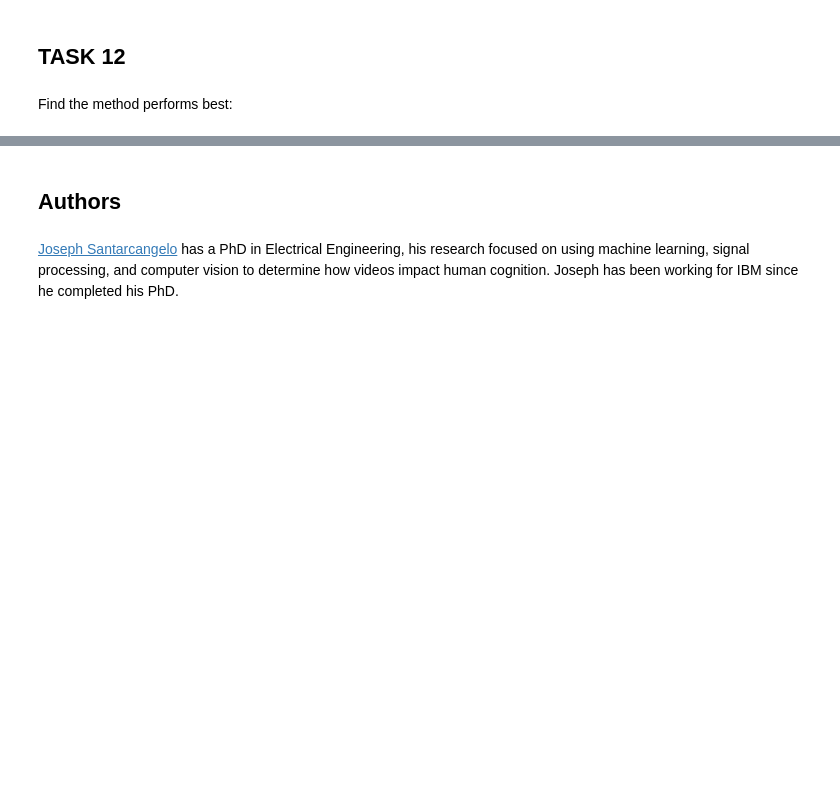
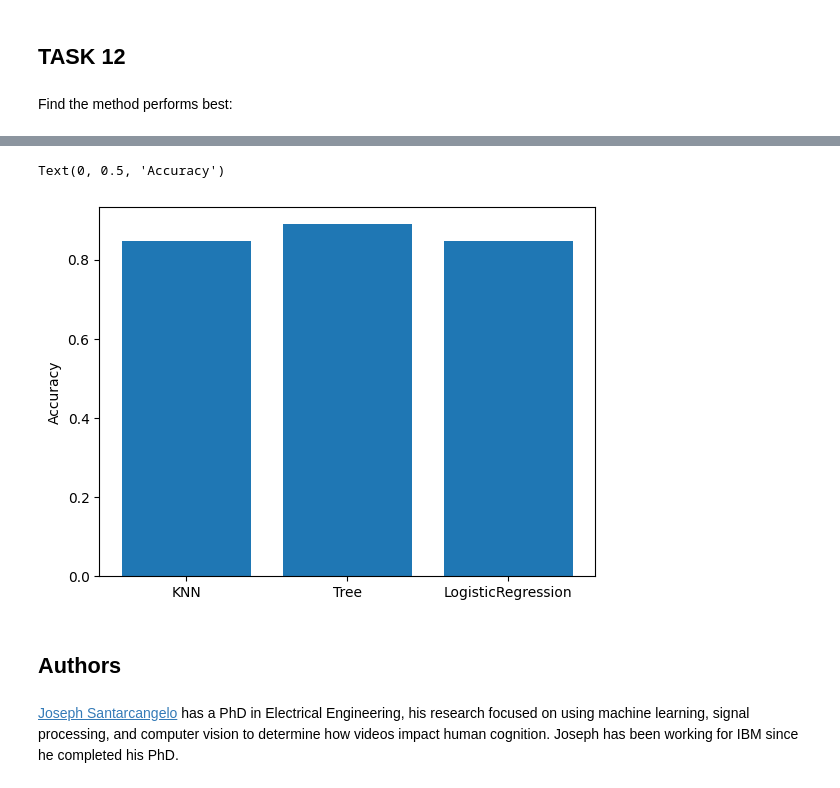
Before and after one commit to JPBergmann/IBM-DS-Capstone, a Jupyter notebook: 5_Predictive_Analysis_(Classification)/Predictive Analysis.ipynb, the cells around one changed output, grey strips where cells are left out. Drawn from its saved outputs; the diff is of its cells as text; code cells hidden in the pictures; blank space fills up the shorter version.

```diff
--- a/5_Predictive_Analysis_(Classification)/Predictive Analysis.ipynb
+++ b/5_Predictive_Analysis_(Classification)/Predictive Analysis.ipynb
@@ -326,3 +318,13 @@ Best Params is : {'criterion': 'entropy', 'max_depth': 4, 'max_features': 'sqrt'
+# %%
+# Bar Chart model acc
+
+plt.bar(range(len(algorithms)), list(algorithms.values()), align = 'center')
+plt.xticks(range(len(algorithms)), list(algorithms.keys()))
+#plt.xlabel('Model')
+plt.ylabel('Accuracy')
+# %% [output]
+Text(0, 0.5, 'Accuracy')
+[figure, added]
 # %% [markdown]
 ## Authors
 # %% [markdown]
```
Also changed, not shown: parts of 7 cells of this notebook.
